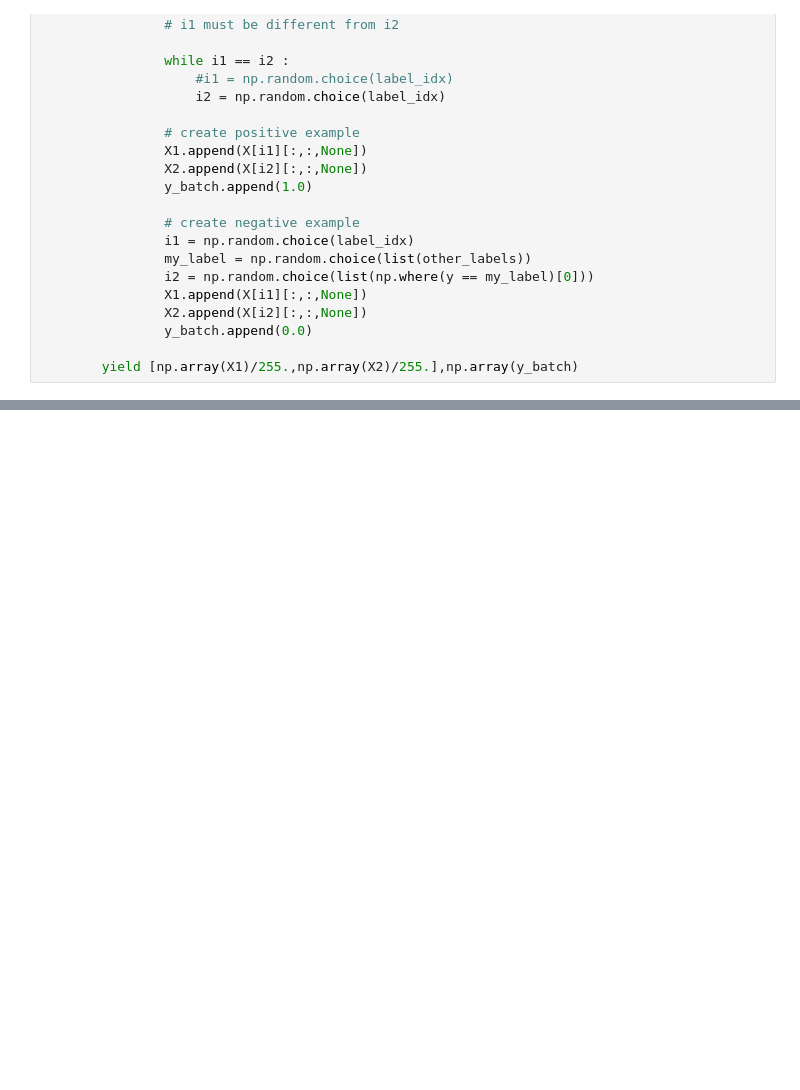
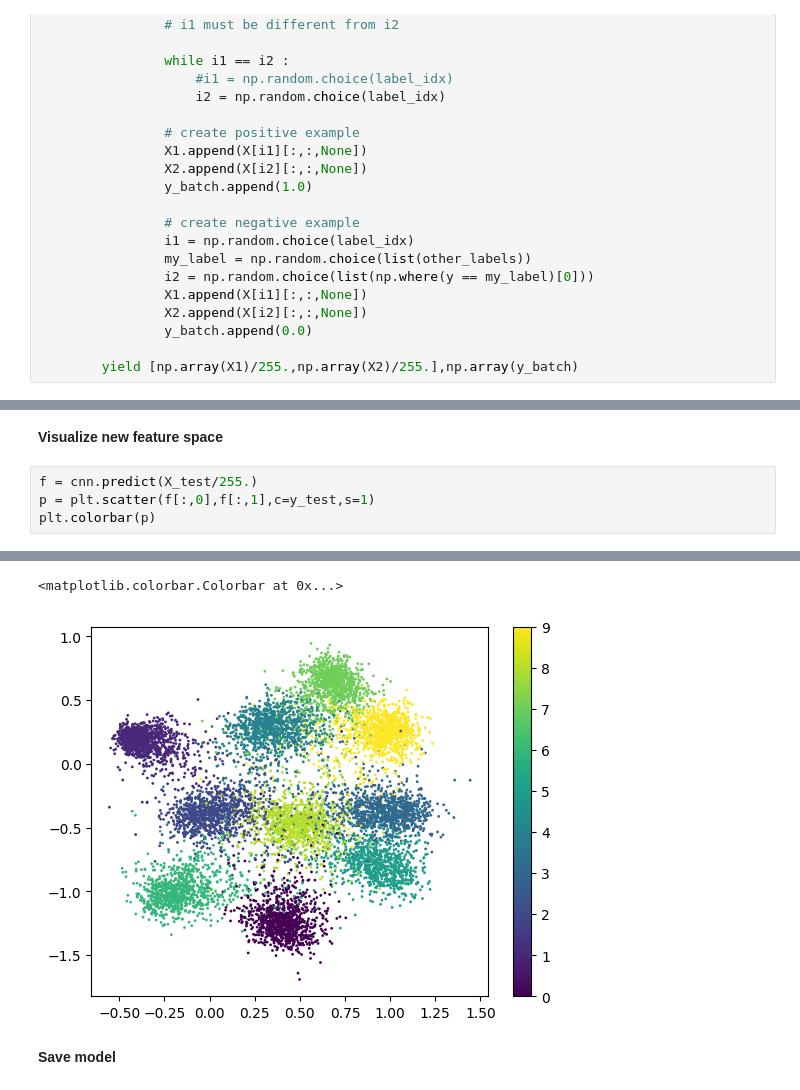
Before and after one commit to quangnd082/Machine-Learning, a Jupyter notebook: Siamese network/cnn_loss.ipynb, the cells around one changed output, grey strips where cells are left out. Cells and saved outputs as stored; diff of their text form; blank space fills up the shorter version.

```diff
--- a/Siamese network/cnn_loss.ipynb
+++ b/Siamese network/cnn_loss.ipynb
@@ -104,0 +185,7 @@ def generator(X,y,k=8):
+# %% [markdown]
+**Visualize new feature space**
+# %%
+f = cnn.predict(X_test/255.)
+p = plt.scatter(f[:,0],f[:,1],c=y_test,s=1)
+plt.colorbar(p)
+# %% [output]
@@ -104,0 +193,4 @@ def generator(X,y,k=8):
+<matplotlib.colorbar.Colorbar at 0x...>
+[figure, added]
+# %% [markdown]
+**Save model**
```
Also changed, not shown: parts of 18 cells of this notebook, 1 other file.
